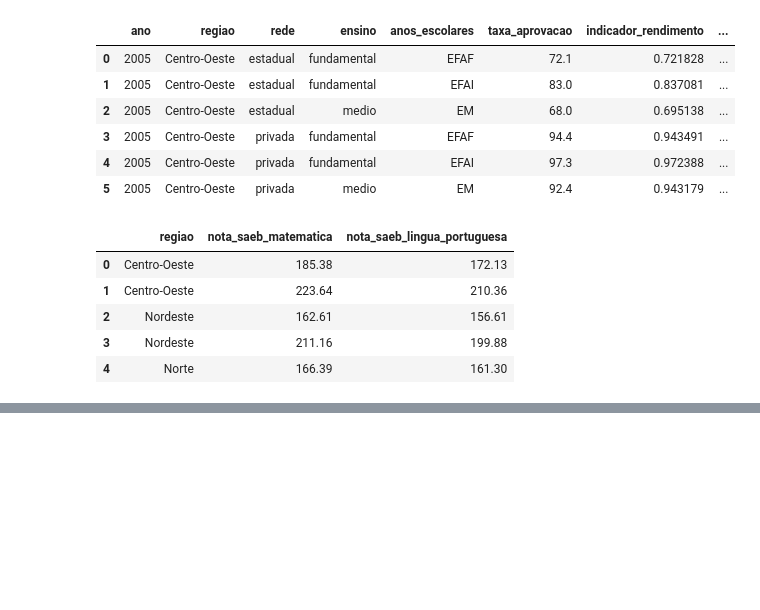
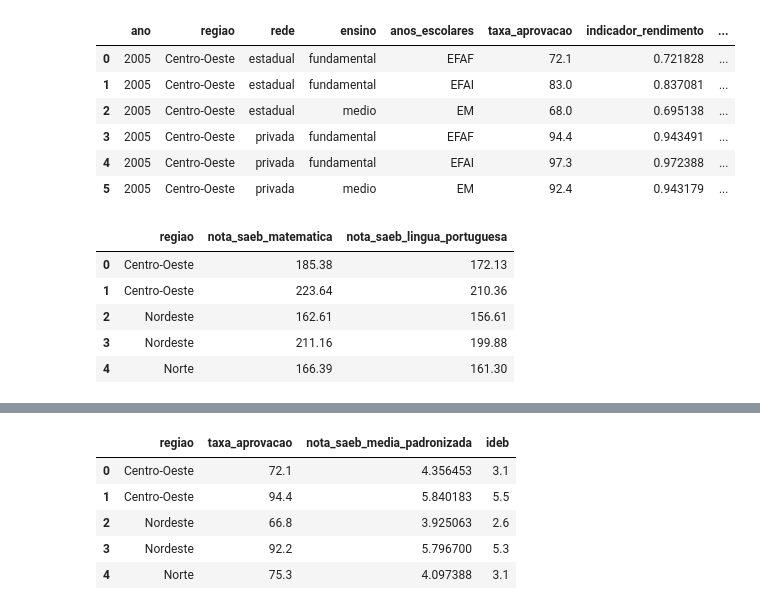
Before and after one commit to gabrieldorte/analise_dados_escolares, a Jupyter notebook: dados_escolares.ipynb, the cells around one changed output, grey strips where cells are left out. Saved outputs shown, nothing was run; the diff lists cells and outputs as text; code cells hidden in the pictures; blank space fills up the shorter version.

```diff
--- a/dados_escolares.ipynb
+++ b/dados_escolares.ipynb
@@ -71,0 +73,13 @@ plt.show()
+# %%
+#MODIFICANDO A BASE
+
+ideb_efaf = ideb.query("anos_escolares == 'EFAF'")[["regiao","taxa_aprovacao", "nota_saeb_media_padronizada", "ideb"]]
+ideb_efaf = ideb_efaf.reset_index(drop = True)
+ideb_efaf.head()
+# %% [output]
+|  | regiao | taxa_aprovacao | nota_saeb_media_padronizada | ideb |
+| 0 | Centro-Oeste | 72.1 | 4.356453 | 3.1 |
+| 1 | Centro-Oeste | 94.4 | 5.840183 | 5.5 |
+| 2 | Nordeste | 66.8 | 3.925063 | 2.6 |
+| 3 | Nordeste | 92.2 | 5.796700 | 5.3 |
+| 4 | Norte | 75.3 | 4.097388 | 3.1 |
```
Also changed, not shown: parts of 3 cells of this notebook.
